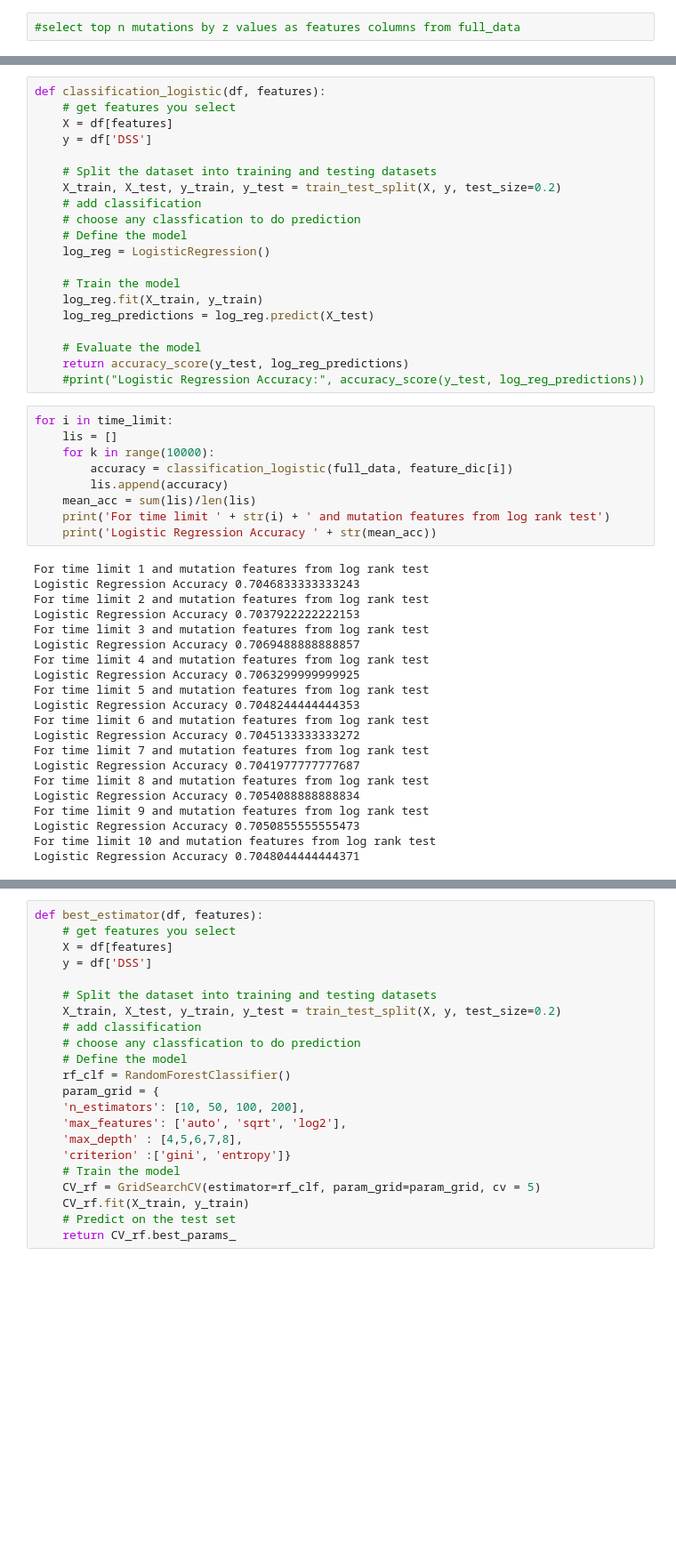
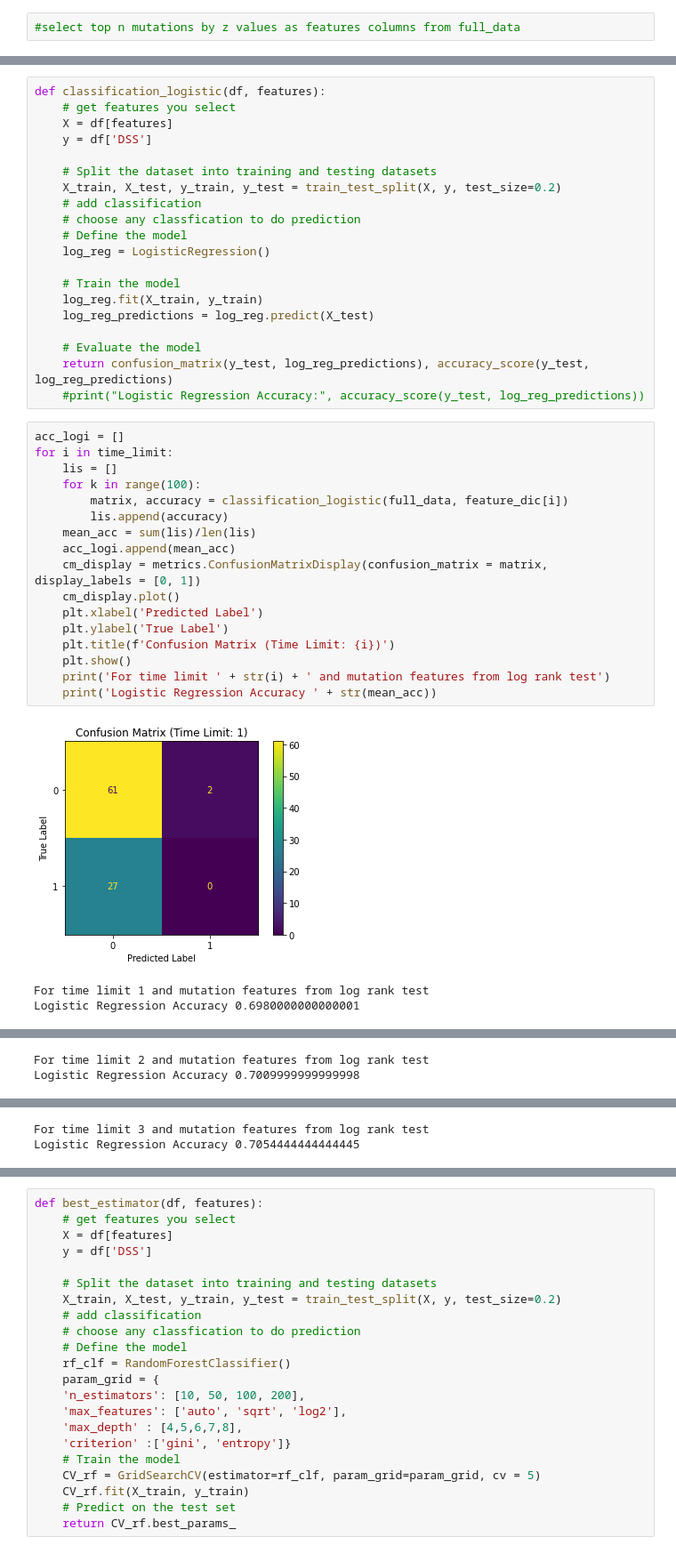
Before and after one commit to Enable72/ECE204_final_project, a Jupyter notebook: project5_mutation_logrank.ipynb, the cells around one changed output, grey strips where cells are left out. Shown: that part at 89% size. Cells and saved outputs as stored; diff of their text form; blank space fills up the shorter version.

```diff
--- a/project5_mutation_logrank.ipynb
+++ b/project5_mutation_logrank.ipynb
@@ -182,35 +156,26 @@ def classification_logistic(df, features):
     log_reg_predictions = log_reg.predict(X_test)
 
     # Evaluate the model
-    return accuracy_score(y_test, log_reg_predictions)
+    return confusion_matrix(y_test, log_reg_predictions), accuracy_score(y_test, log_reg_predictions)
     #print("Logistic Regression Accuracy:", accuracy_score(y_test, log_reg_predictions))
 # %%
+acc_logi = []
 for i in time_limit:
     lis = []
-    for k in range(10000):
-        accuracy = classification_logistic(full_data, feature_dic[i])
+    for k in range(100):
+        matrix, accuracy = classification_logistic(full_data, feature_dic[i])
         lis.append(accuracy)
     mean_acc = sum(lis)/len(lis)
+    acc_logi.append(mean_acc)
+    cm_display = metrics.ConfusionMatrixDisplay(confusion_matrix = matrix, display_labels = [0, 1])
+    cm_display.plot()
+    plt.xlabel('Predicted Label')
+    plt.ylabel('True Label')
+    plt.title(f'Confusion Matrix (Time Limit: {i})')
+    plt.show()
     print('For time limit ' + str(i) + ' and mutation features from log rank test')
     print('Logistic Regression Accuracy ' + str(mean_acc))
 # %% [output]
+[figure, added]
 For time limit 1 and mutation features from log rank test
-Logistic Regression Accuracy 0.7046833333333243
-For time limit 2 and mutation features from log rank test
-Logistic Regression Accuracy 0.7037922222222153
-For time limit 3 and mutation features from log rank test
-Logistic Regression Accuracy 0.7069488888888857
-For time limit 4 and mutation features from log rank test
-Logistic Regression Accuracy 0.7063299999999925
-For time limit 5 and mutation features from log rank test
-Logistic Regression Accuracy 0.7048244444444353
-For time limit 6 and mutation features from log rank test
-Logistic Regression Accuracy 0.7045133333333272
-For time limit 7 and mutation features from log rank test
-Logistic Regression Accuracy 0.7041977777777687
-For time limit 8 and mutation features from log rank test
-Logistic Regression Accuracy 0.7054088888888834
-For time limit 9 and mutation features from log rank test
-Logistic Regression Accuracy 0.7050855555555473
-For time limit 10 and mutation features from log rank test
-Logistic Regression Accuracy 0.7048044444444371
+Logistic Regression Accuracy 0.6980000000000001
@@ -216,0 +183,2 @@ Logistic Regression Accuracy 0.7048044444444371
+For time limit 2 and mutation features from log rank test
+Logistic Regression Accuracy 0.7009999999999998
@@ -216,0 +186,2 @@ Logistic Regression Accuracy 0.7048044444444371
+For time limit 3 and mutation features from log rank test
+Logistic Regression Accuracy 0.7054444444444445
```
Also changed, not shown: parts of 15 cells of this notebook.
